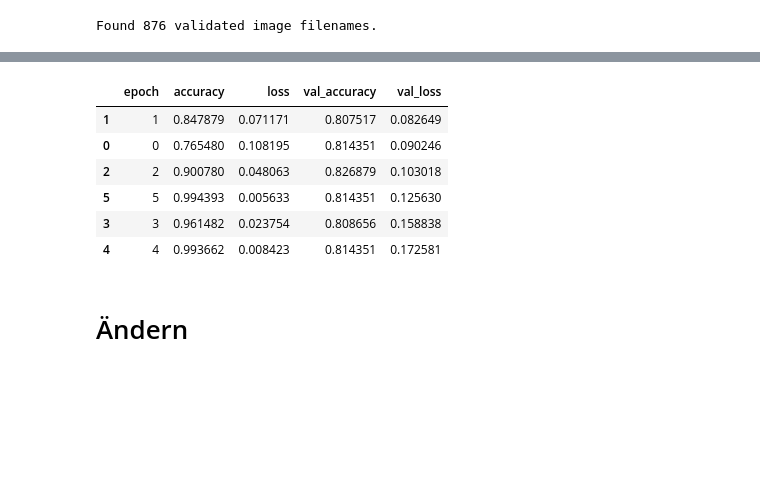
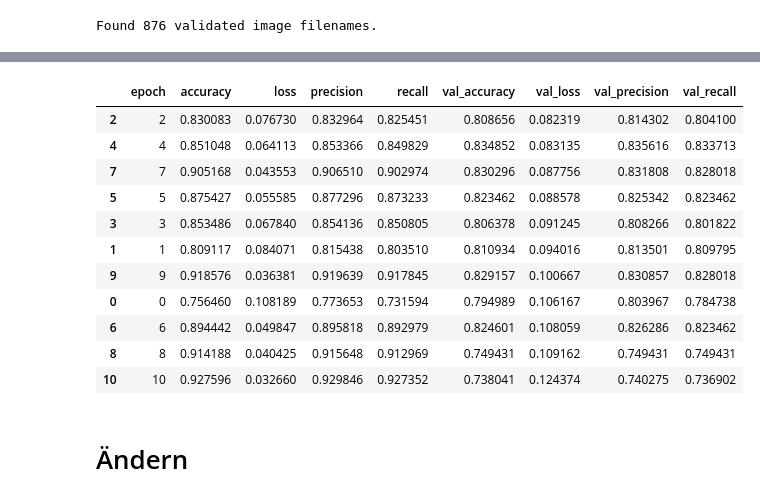
Before and after one commit to PhilippVogel92/ai_for_smart_health, a Jupyter notebook: ai_smart_health_portfolio_02_pneumonia_prediction.ipynb, the cells around one changed output, grey strips where cells are left out. Cells and saved outputs as stored; diff of their text form; code cells hidden in the pictures; blank space fills up the shorter version.

```diff
--- a/ai_smart_health_portfolio_02_pneumonia_prediction.ipynb
+++ b/ai_smart_health_portfolio_02_pneumonia_prediction.ipynb
@@ -1653,15 +1663,20 @@ plt.show()
 # %%
 #load log file and print history
-log = pd.read_csv("models/CNN_with_dense_net_InfectionType_20230702-22h16min_finetuning_training.log")
+log = pd.read_csv("models/CNN_with_dense_net_InfectionType_20230703-13h34min_finetuning_training.log")
 log.sort_values(by="val_loss", ascending=True)
 # %% [output]
-|  | epoch | accuracy | loss | val_accuracy | val_loss |
-| 1 | 1 | 0.847879 | 0.071171 | 0.807517 | 0.082649 |
-| 0 | 0 | 0.765480 | 0.108195 | 0.814351 | 0.090246 |
-| 2 | 2 | 0.900780 | 0.048063 | 0.826879 | 0.103018 |
-| 5 | 5 | 0.994393 | 0.005633 | 0.814351 | 0.125630 |
-| 3 | 3 | 0.961482 | 0.023754 | 0.808656 | 0.158838 |
-| 4 | 4 | 0.993662 | 0.008423 | 0.814351 | 0.172581 |
+|  | epoch | accuracy | loss | precision | recall | val_accuracy | val_loss | val_precision | val_recall |
+| 2 | 2 | 0.830083 | 0.076730 | 0.832964 | 0.825451 | 0.808656 | 0.082319 | 0.814302 | 0.804100 |
+| 4 | 4 | 0.851048 | 0.064113 | 0.853366 | 0.849829 | 0.834852 | 0.083135 | 0.835616 | 0.833713 |
+| 7 | 7 | 0.905168 | 0.043553 | 0.906510 | 0.902974 | 0.830296 | 0.087756 | 0.831808 | 0.828018 |
+| 5 | 5 | 0.875427 | 0.055585 | 0.877296 | 0.873233 | 0.823462 | 0.088578 | 0.825342 | 0.823462 |
+| 3 | 3 | 0.853486 | 0.067840 | 0.854136 | 0.850805 | 0.806378 | 0.091245 | 0.808266 | 0.801822 |
+| 1 | 1 | 0.809117 | 0.084071 | 0.815438 | 0.803510 | 0.810934 | 0.094016 | 0.813501 | 0.809795 |
+| 9 | 9 | 0.918576 | 0.036381 | 0.919639 | 0.917845 | 0.829157 | 0.100667 | 0.830857 | 0.828018 |
+| 0 | 0 | 0.756460 | 0.108189 | 0.773653 | 0.731594 | 0.794989 | 0.106167 | 0.803967 | 0.784738 |
+| 6 | 6 | 0.894442 | 0.049847 | 0.895818 | 0.892979 | 0.824601 | 0.108059 | 0.826286 | 0.823462 |
+| 8 | 8 | 0.914188 | 0.040425 | 0.915648 | 0.912969 | 0.749431 | 0.109162 | 0.749431 | 0.749431 |
+| 10 | 10 | 0.927596 | 0.032660 | 0.929846 | 0.927352 | 0.738041 | 0.124374 | 0.740275 | 0.736902 |
 # %% [markdown]
 # Ändern
 # %% [markdown]
```
Also changed, not shown: parts of 16 cells of this notebook, 2 other files.
